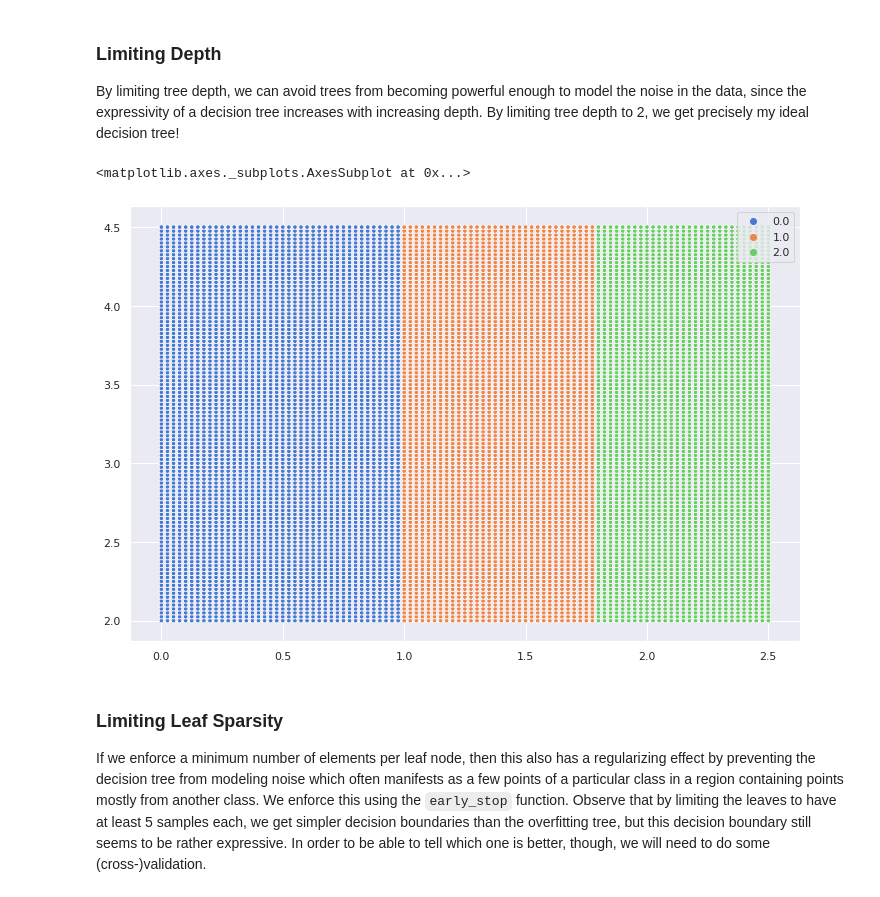
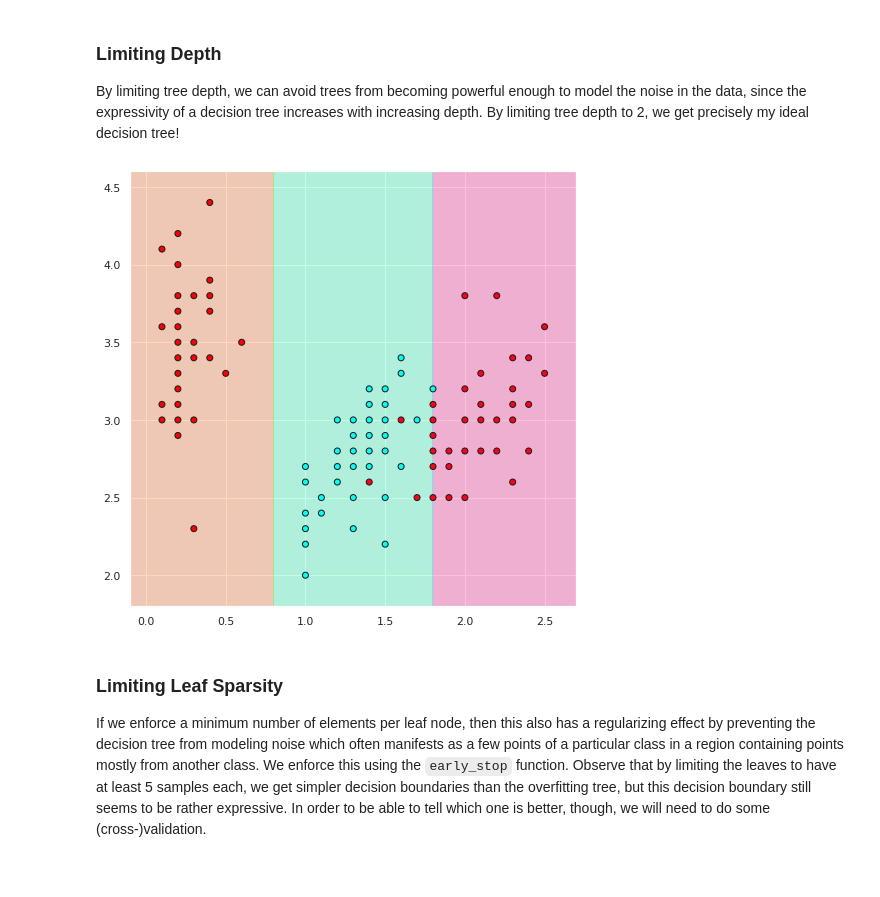
Before and after one commit to sagnibak/visuaml, a Jupyter notebook: visualize_decision_tree.ipynb, the cells around one changed output. Drawn from its saved outputs; the diff is of its cells as text; code cells hidden in the pictures.

```diff
--- a/visualize_decision_tree.ipynb
+++ b/visualize_decision_tree.ipynb
@@ -141,7 +158,7 @@ sns.scatterplot(x=X_test[:, 0],
 ### Limiting Depth
 By limiting tree depth, we can avoid trees from becoming powerful enough to model the noise in the data, since the expressivity of a decision tree increases with increasing depth. By limiting tree depth to 2, we get precisely my ideal decision tree!
 # %%
-good_tree = grow(X2, y2, np.arange(len(y2)), lambda X, y: False, max_depth=2)
+good_tree = grow(X2, y2, np.arange(len(y2)), lambda X, y: False, max_depth=2, split_between=True)
 # %%
 vis = pydot.Dot(graph_type="digraph")
 visualize(good_tree, vis, y2)
@@ -160,11 +166,7 @@ for i in range(len(y_test)):
-# %%
-sns.scatterplot(x=X_test[:, 0],
-                y=X_test[:, 1],
-                hue=y_test, s=20,
-                palette=sns.color_palette("muted", n_colors=3))
-# %% [output]
-<matplotlib.axes._subplots.AxesSubplot at 0x...>
-[figure, removed]
+# %%
+plot_decision_boundary(good_tree, X2, y2)
+# %% [output]
+[figure, added]
 # %% [markdown]
 ### Limiting Leaf Sparsity
 If we enforce a minimum number of elements per leaf node, then this also has a regularizing effect by preventing the decision tree from modeling noise which often manifests as a few points of a particular class in a region containing points mostly from another class. We enforce this using the `early_stop` function. Observe that by limiting the leaves to have at least 5 samples each, we get simpler decision boundaries than the overfitting tree, but this decision boundary still seems to be rather expressive. In order to be able to tell which one is better, though, we will need to do some (cross-)validation.
```
Also changed, not shown: parts of 12 cells of this notebook, 4 other files.
